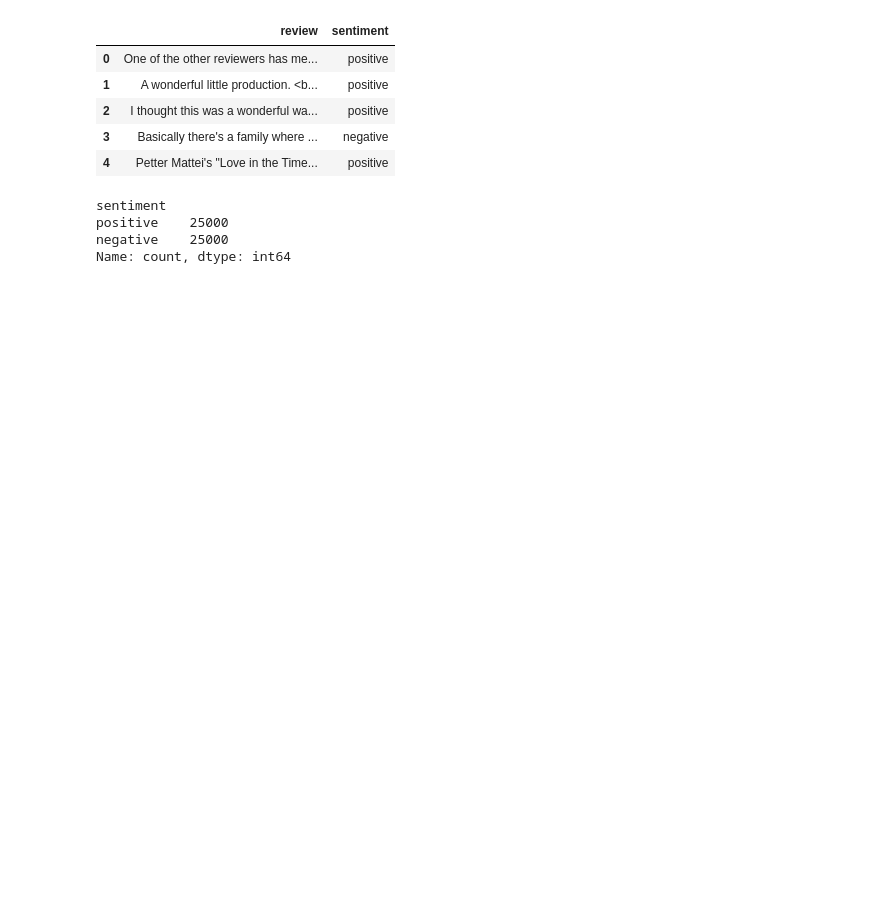
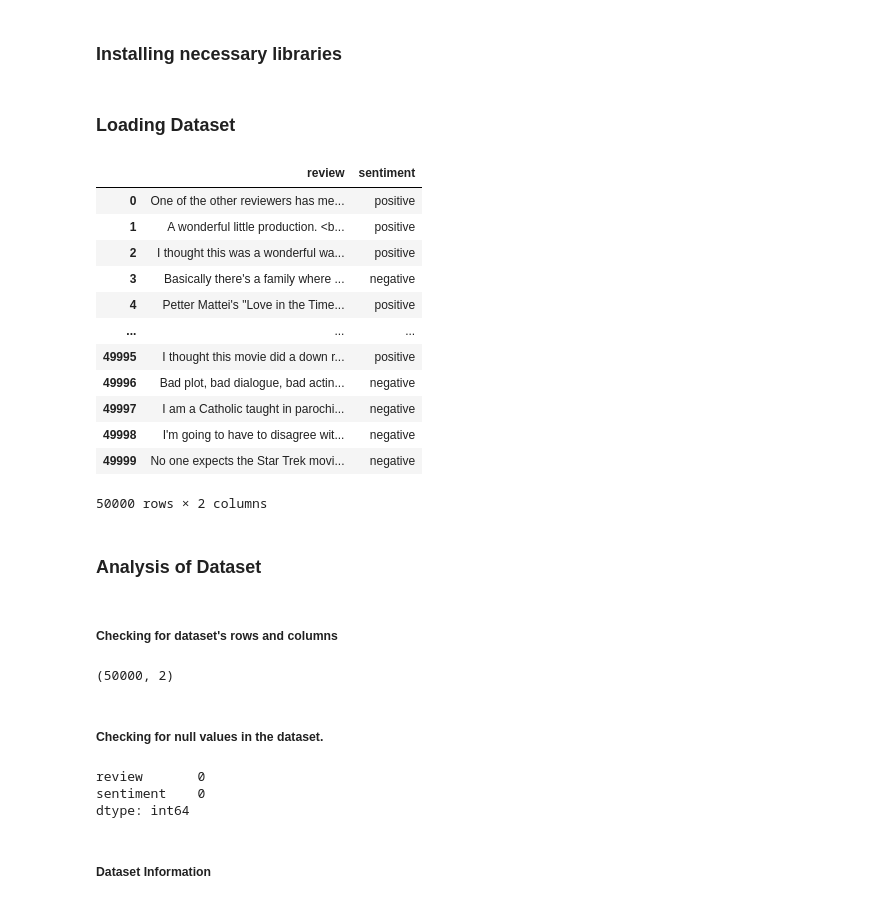
Before and after one commit to sugam-sm/Natural-Language-Processing-Algorithms, a Jupyter notebook: code.ipynb, the cells around one changed output. Saved outputs shown, nothing was run; the diff lists cells and outputs as text; code cells hidden in the pictures; blank space fills up the shorter version.

```diff
--- a/code.ipynb
+++ b/code.ipynb
@@ -7,17 +1,2 @@ import numpy as np
-# %%
-df = pd.read_csv("IMDB Dataset.csv")
-df.head()
-# %% [output]
-|  | review | sentiment |
-| 0 | One of the other reviewers has me... | positive |
-| 1 | A wonderful little production. <b... | positive |
-| 2 | I thought this was a wonderful wa... | positive |
-| 3 | Basically there's a family where ... | negative |
-| 4 | Petter Mattei's "Love in the Time... | positive |
-# %%
-df['sentiment'].value_counts()
-# %% [output]
-sentiment
-positive    25000
-negative    25000
-Name: count, dtype: int64
+# %% [markdown]
+### Installing necessary libraries
@@ -23,0 +7,46 @@ Name: count, dtype: int64
+# %% [markdown]
+### Loading Dataset
+# %%
+# pandas library is used for data manipulation and analysis.
+# importing pandas library
+import pandas as pd
+
+# Here, it is used for reading the csv file IMDB Dataset.csv.
+
+# importing IMDB Dataset.csv and assigning it to dataframe  'df'.
+df = pd.read_csv("IMDB Dataset.csv")
+
+# displaying the IMDB dataset.
+df
+# %% [output]
+|  | review | sentiment |
+| 0 | One of the other reviewers has me... | positive |
+| 1 | A wonderful little production. <b... | positive |
+| 2 | I thought this was a wonderful wa... | positive |
+| 3 | Basically there's a family where ... | negative |
+| 4 | Petter Mattei's "Love in the Time... | positive |
+| ... | ... | ... |
+| 49995 | I thought this movie did a down r... | positive |
+| 49996 | Bad plot, bad dialogue, bad actin... | negative |
+| 49997 | I am a Catholic taught in parochi... | negative |
+| 49998 | I'm going to have to disagree wit... | negative |
+| 49999 | No one expects the Star Trek movi... | negative |
+50000 rows × 2 columns
+# %% [markdown]
+### Analysis of Dataset
+# %% [markdown]
+##### Checking for dataset's rows and columns
+# %%
+df.shape
+# %% [output]
+(50000, 2)
+# %% [markdown]
+##### Checking for null values in the dataset.
+# %%
+df.isnull().sum()
+# %% [output]
+review       0
+sentiment    0
+dtype: int64
+# %% [markdown]
+##### Dataset Information
```
Also changed, not shown: parts of 34 cells of this notebook.
